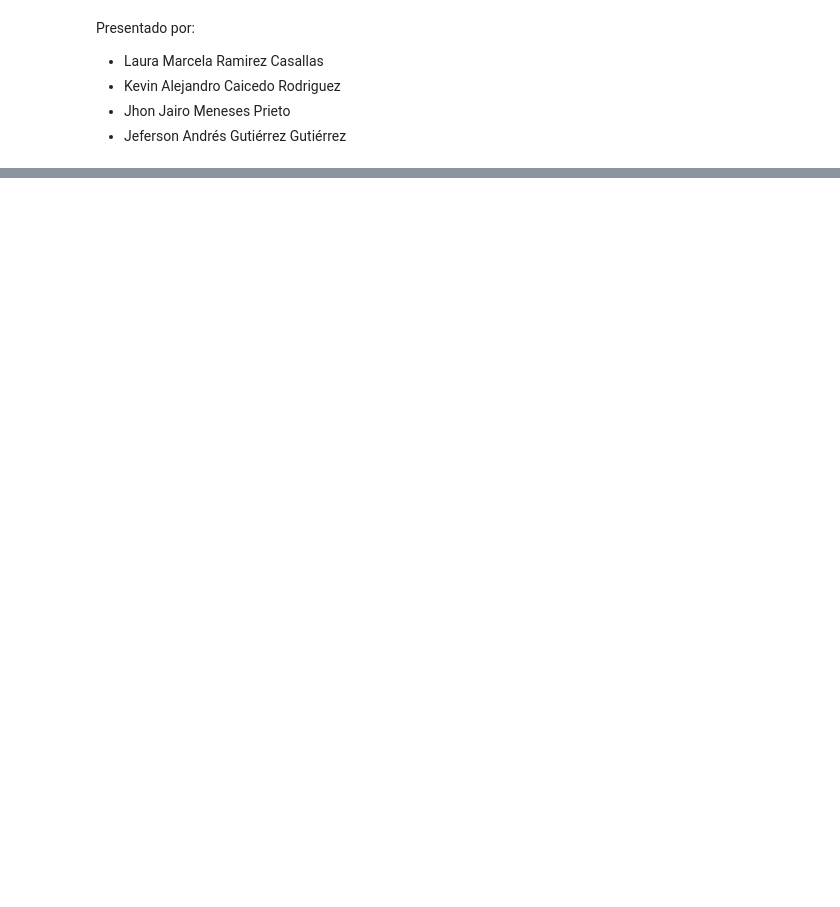
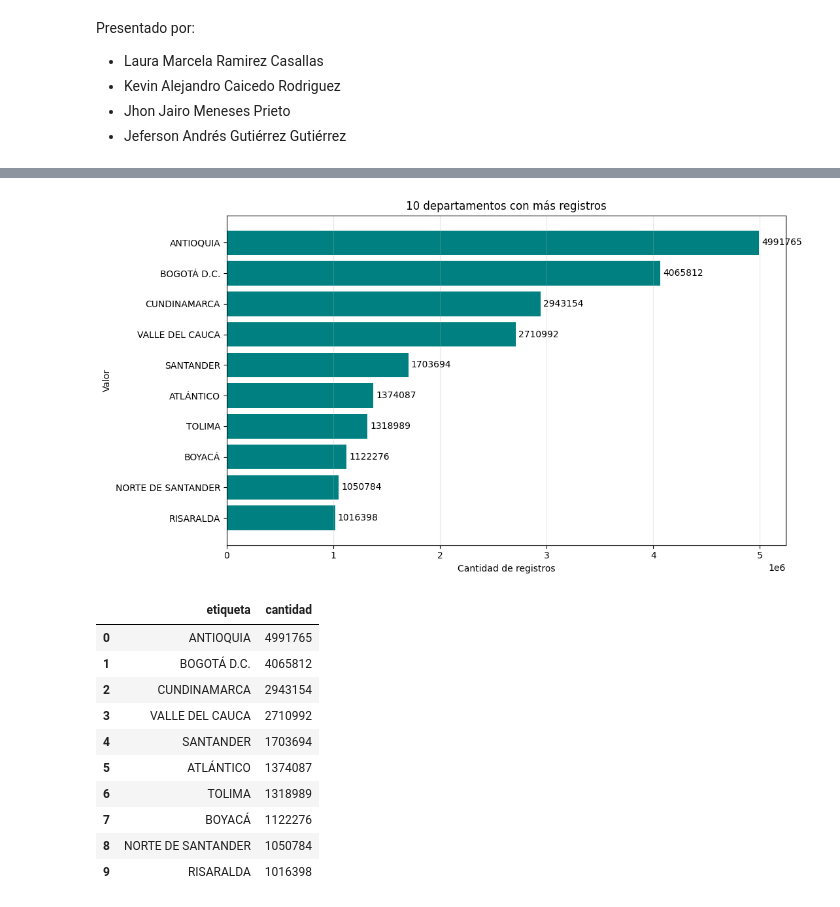
Before and after one commit to kcaicedor/proyecto_MIAD, a Jupyter notebook: exploracion/igac.ipynb, the cells around one changed output, grey strips where cells are left out. Cells and saved outputs as stored; diff of their text form; code cells hidden in the pictures; blank space fills up the shorter version.

```diff
--- a/exploracion/igac.ipynb
+++ b/exploracion/igac.ipynb
@@ -50,0 +574,70 @@ print("Identificadores únicos:", df["estu_consecutivo"].nunique())
+# %%
+def graficar_top10(campos, etiqueta, titulo):
+    """
+    Agrupa todos los registros por los campos indicados,
+    obtiene los 10 grupos más frecuentes y los grafica.
+    """
+    campos_select = ", ".join(campos)
+
+    resultado = consultar({
+        "$select": f"{campos_select}, count(*) as cantidad",
+        "$where": " AND ".join([f"{campo} IS NOT NULL" for campo in campos]),
+        "$group": campos_select,
+        "$order": "cantidad DESC",
+        "$limit": 10
+    })
+
+    df = pd.DataFrame(resultado)
+
+    if df.empty:
+        print(f"No se encontraron resultados para: {titulo}")
+        return
+
+    df["cantidad"] = pd.to_numeric(df["cantidad"], errors="coerce")
+
+    # Crea una etiqueta por barra. En municipios incluye departamento y DIVIPOLA.
+    if etiqueta == "municipio":
+        df["etiqueta"] = (
+            df["municipio"].astype(str)
+            + " — " + df["departamento"].astype(str)
+            + " (" + df["divipola"].astype(str) + ")"
+        )
+    else:
+        df["etiqueta"] = df[etiqueta].astype(str)
+
+    # El primer resultado, el más frecuente, queda arriba
+    df = df.sort_values("cantidad", ascending=True)
+
+    plt.figure(figsize=(11, 6))
+    barras = plt.barh(df["etiqueta"], df["cantidad"], color="teal")
+
+    plt.title(titulo)
+    plt.xlabel("Cantidad de registros")
+    plt.ylabel("Valor")
+    plt.grid(axis="x", alpha=0.3)
+
+    # Muestra el conteo al final de cada barra
+    plt.bar_label(barras, fmt="%.0f", padding=3)
+
+    plt.tight_layout()
+    plt.show()
+
+# 1. Departamentos con más registros
+graficar_top10(
+    campos=["departamento"],
+    etiqueta="departamento",
+    titulo="10 departamentos con más registros"
+)
+# %% [output]
+[figure, added]
+|  | etiqueta | cantidad |
+| 0 | ANTIOQUIA | 4991765 |
+| 1 | BOGOTÁ D.C. | 4065812 |
+| 2 | CUNDINAMARCA | 2943154 |
+| 3 | VALLE DEL CAUCA | 2710992 |
+| 4 | SANTANDER | 1703694 |
+| 5 | ATLÁNTICO | 1374087 |
+| 6 | TOLIMA | 1318989 |
+| 7 | BOYACÁ | 1122276 |
+| 8 | NORTE DE SANTANDER | 1050784 |
+| 9 | RISARALDA | 1016398 |
```
Also changed, not shown: parts of 71 cells of this notebook, 1 other file.
